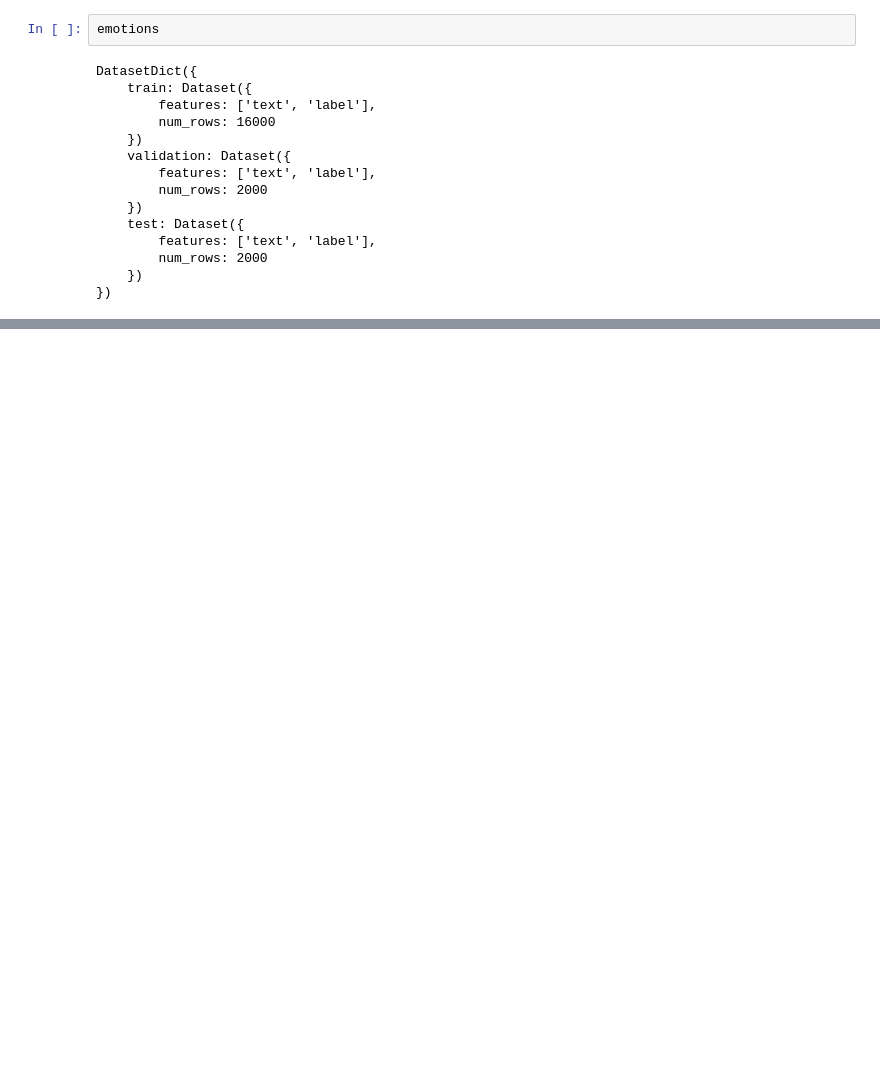
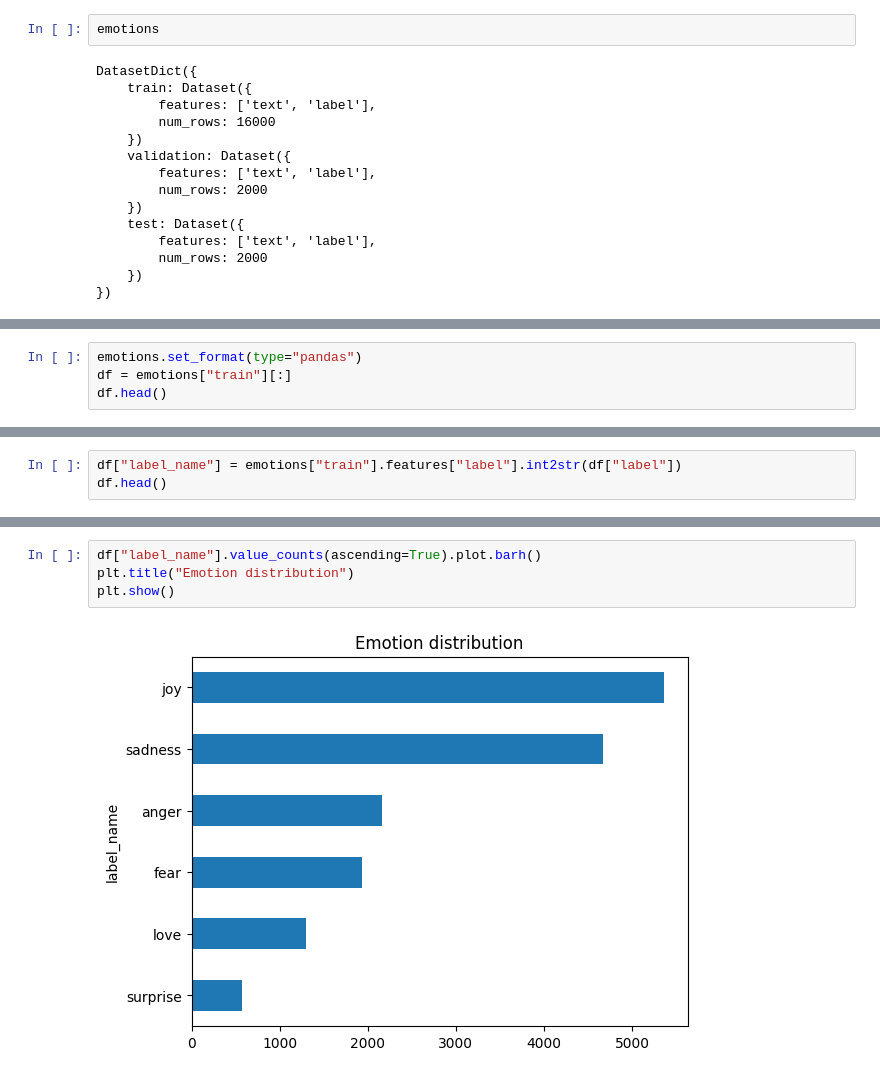
Before and after one commit to KaczoREKT/Oreilly, a Jupyter notebook: NLP with Transformers/Klasyfikacja Tekstu.ipynb, the cells around one changed output, grey strips where cells are left out. Saved outputs shown, nothing was run; the diff lists cells and outputs as text; blank space fills up the shorter version.

```diff
--- a/NLP with Transformers/Klasyfikacja Tekstu.ipynb
+++ b/NLP with Transformers/Klasyfikacja Tekstu.ipynb
@@ -46,0 +35,4 @@ DatasetDict({
+# %%
+emotions.set_format(type="pandas")
+df = emotions["train"][:]
+df.head()
@@ -46,0 +46,3 @@ DatasetDict({
+# %%
+df["label_name"] = emotions["train"].features["label"].int2str(df["label"])
+df.head()
@@ -46,0 +56,6 @@ DatasetDict({
+# %%
+df["label_name"].value_counts(ascending=True).plot.barh()
+plt.title("Emotion distribution")
+plt.show()
+# %% [output]
+[figure, added]
```
Also changed, not shown: parts of 8 cells of this notebook.
